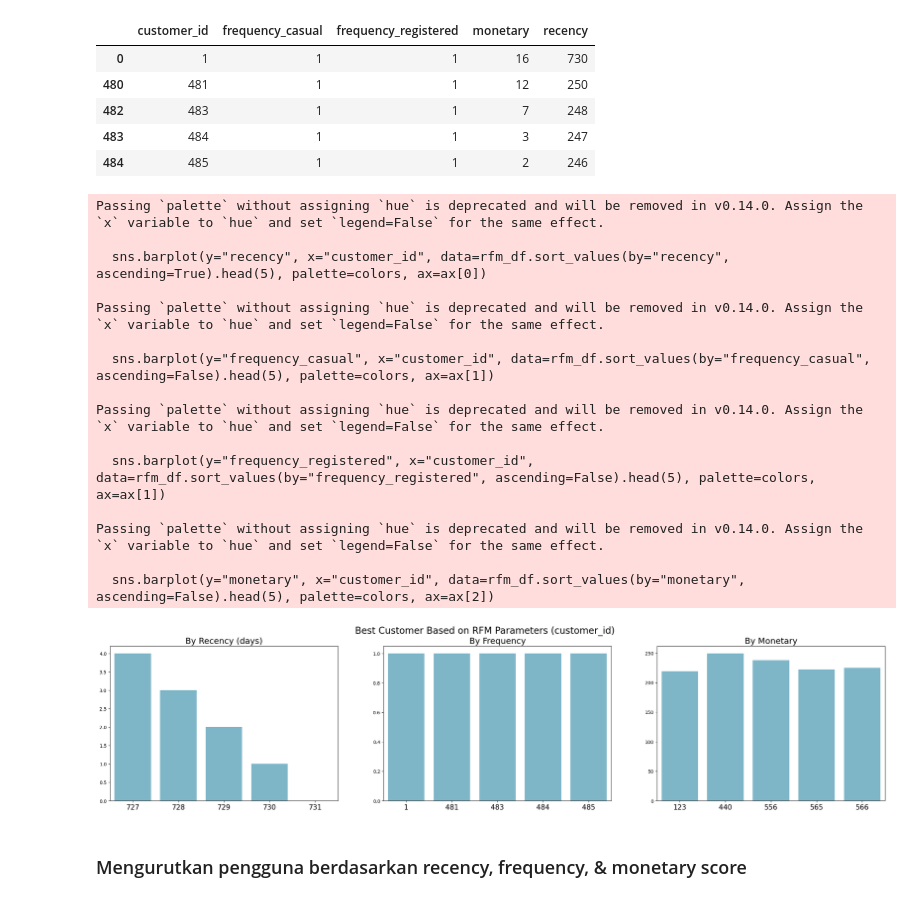
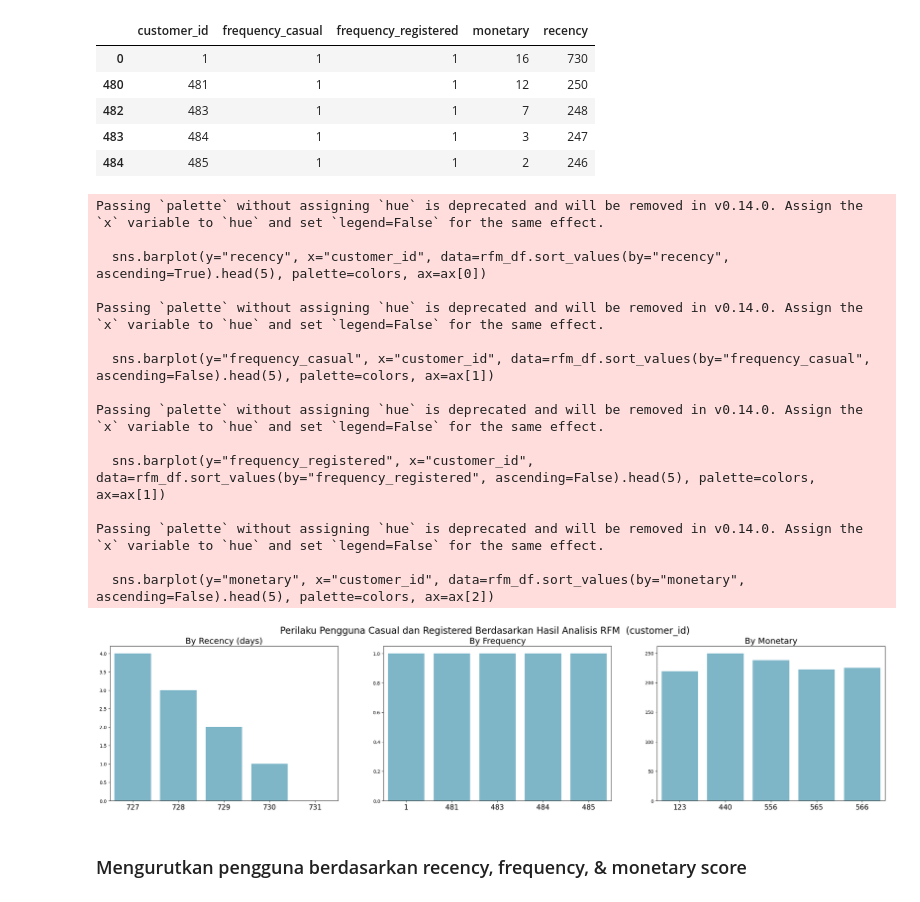
Before and after one commit to ranggardtyoo/ProyekAkhir_Analisis_Data, a Jupyter notebook: Proyek_Akhir_Analisis_Data.ipynb, the cells around one changed output. Drawn from its saved outputs; the diff is of its cells as text; code cells hidden in the pictures.

```diff
--- a/Proyek_Akhir_Analisis_Data.ipynb
+++ b/Proyek_Akhir_Analisis_Data.ipynb
@@ -825,35 +828,35 @@ ax[1].tick_params(axis='x', labelsize=15)
 
 sns.barplot(y="frequency_registered", x="customer_id", data=rfm_df.sort_values(by="frequency_registered", ascending=False).head(5), palette=colors, ax=ax[1])
 ax[1].set_ylabel(None)
 ax[1].set_xlabel(None)
 ax[1].set_title("By Frequency", loc="center", fontsize=18)
 ax[1].tick_params(axis='x', labelsize=15)
 
 sns.barplot(y="monetary", x="customer_id", data=rfm_df.sort_values(by="monetary", ascending=False).head(5), palette=colors, ax=ax[2])
 ax[2].set_ylabel(None)
 ax[2].set_xlabel(None)
 ax[2].set_title("By Monetary", loc="center", fontsize=18)
 ax[2].tick_params(axis='x', labelsize=15)
 
-plt.suptitle("Best Customer Based on RFM Parameters (customer_id)", fontsize=20)
+plt.suptitle("Perilaku Pengguna Casual dan Registered Berdasarkan Hasil Analisis RFM  (customer_id)", fontsize=20)
 plt.show()
 # %% [output]
 Passing `palette` without assigning `hue` is deprecated and will be removed in v0.14.0. Assign the `x` variable to `hue` and set `legend=False` for the same effect.
 
   sns.barplot(y="recency", x="customer_id", data=rfm_df.sort_values(by="recency", ascending=True).head(5), palette=colors, ax=ax[0])
 
 Passing `palette` without assigning `hue` is deprecated and will be removed in v0.14.0. Assign the `x` variable to `hue` and set `legend=False` for the same effect.
 
   sns.barplot(y="frequency_casual", x="customer_id", data=rfm_df.sort_values(by="frequency_casual", ascending=False).head(5), palette=colors, ax=ax[1])
 
 Passing `palette` without assigning `hue` is deprecated and will be removed in v0.14.0. Assign the `x` variable to `hue` and set `legend=False` for the same effect.
 
   sns.barplot(y="frequency_registered", x="customer_id", data=rfm_df.sort_values(by="frequency_registered", ascending=False).head(5), palette=colors, ax=ax[1])
 
 Passing `palette` without assigning `hue` is deprecated and will be removed in v0.14.0. Assign the `x` variable to `hue` and set `legend=False` for the same effect.
 
   sns.barplot(y="monetary", x="customer_id", data=rfm_df.sort_values(by="monetary", ascending=False).head(5), palette=colors, ax=ax[2])
-[figure, old version]
+[figure, new version]
 # %% [markdown]
 ### Mengurutkan pengguna berdasarkan recency, frequency, & monetary score
 # %%
```
Also changed, not shown: parts of 3 cells of this notebook.
